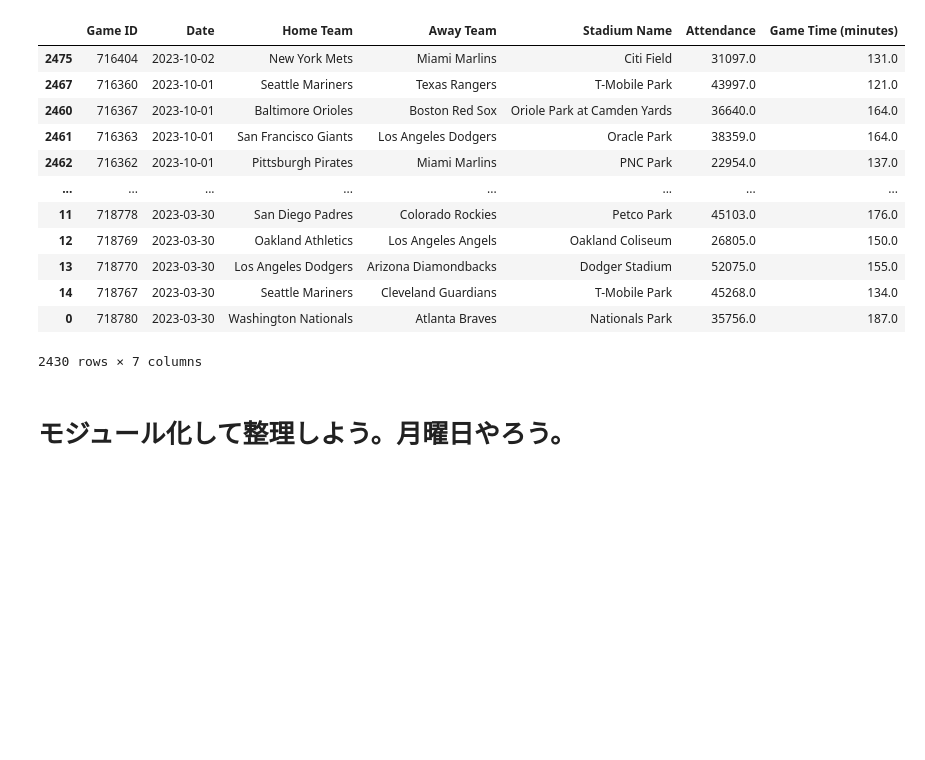
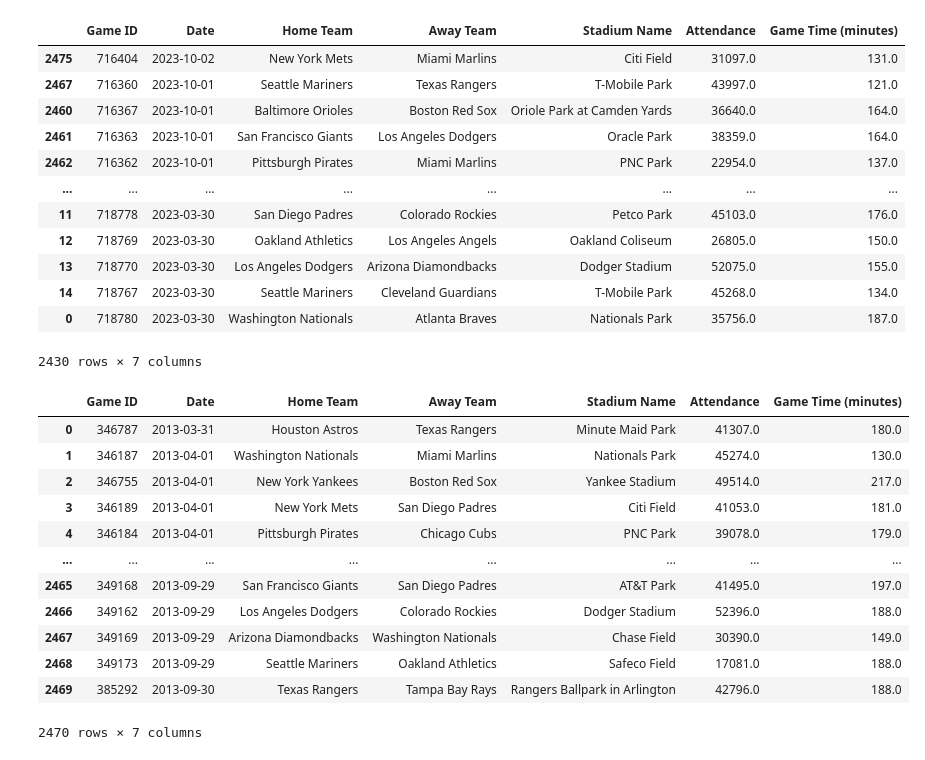
Before and after one commit to mohki7/graduation_thesis, a Jupyter notebook: ipynbs/acquire_data.ipynb, the cells around one changed output. Saved outputs shown, nothing was run; the diff lists cells and outputs as text; code cells hidden in the pictures; blank space fills up the shorter version.

```diff
--- a/ipynbs/acquire_data.ipynb
+++ b/ipynbs/acquire_data.ipynb
@@ -158,5 +158,3 @@ df_2017_dropped
 | 14 | 718767 | 2023-03-30 | Seattle Mariners | Cleveland Guardians | T-Mobile Park | 45268.0 | 134.0 |
 | 0 | 718780 | 2023-03-30 | Washington Nationals | Atlanta Braves | Nationals Park | 35756.0 | 187.0 |
 2430 rows × 7 columns
-# %% [markdown]
-# モジュール化して整理しよう。月曜日やろう。
@@ -162,0 +165,17 @@ df_2017_dropped
+# %%
+df_2013 = pd.read_csv("../data/mlb_2013.csv")
+df_2013
+# %% [output]
+|  | Game ID | Date | Home Team | Away Team | Stadium Name | Attendance | Game Time (minutes) |
+| 0 | 346787 | 2013-03-31 | Houston Astros | Texas Rangers | Minute Maid Park | 41307.0 | 180.0 |
+| 1 | 346187 | 2013-04-01 | Washington Nationals | Miami Marlins | Nationals Park | 45274.0 | 130.0 |
+| 2 | 346755 | 2013-04-01 | New York Yankees | Boston Red Sox | Yankee Stadium | 49514.0 | 217.0 |
+| 3 | 346189 | 2013-04-01 | New York Mets | San Diego Padres | Citi Field | 41053.0 | 181.0 |
+| 4 | 346184 | 2013-04-01 | Pittsburgh Pirates | Chicago Cubs | PNC Park | 39078.0 | 179.0 |
+| ... | ... | ... | ... | ... | ... | ... | ... |
+| 2465 | 349168 | 2013-09-29 | San Francisco Giants | San Diego Padres | AT&T Park | 41495.0 | 197.0 |
+| 2466 | 349162 | 2013-09-29 | Los Angeles Dodgers | Colorado Rockies | Dodger Stadium | 52396.0 | 188.0 |
+| 2467 | 349169 | 2013-09-29 | Arizona Diamondbacks | Washington Nationals | Chase Field | 30390.0 | 149.0 |
+| 2468 | 349173 | 2013-09-29 | Seattle Mariners | Oakland Athletics | Safeco Field | 17081.0 | 188.0 |
+| 2469 | 385292 | 2013-09-30 | Texas Rangers | Tampa Bay Rays | Rangers Ballpark in Arlington | 42796.0 | 188.0 |
+2470 rows × 7 columns
```
Also changed, not shown: parts of 5 cells of this notebook, 6 other files.
